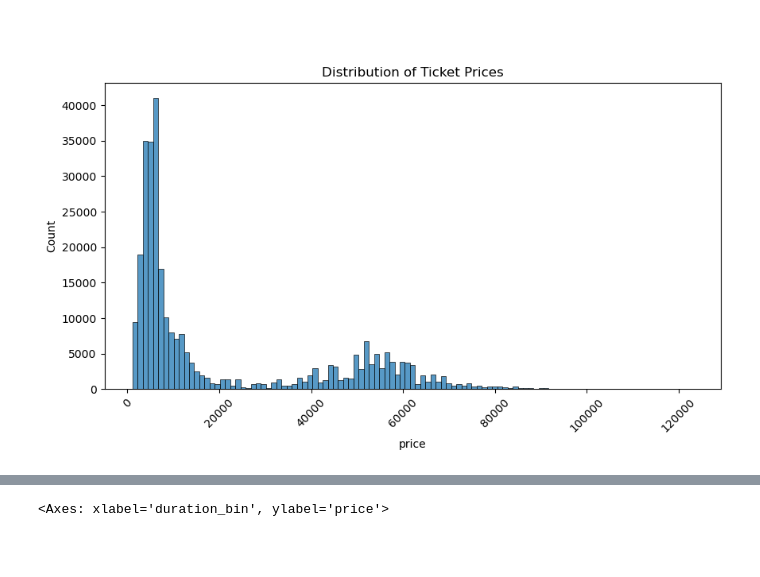
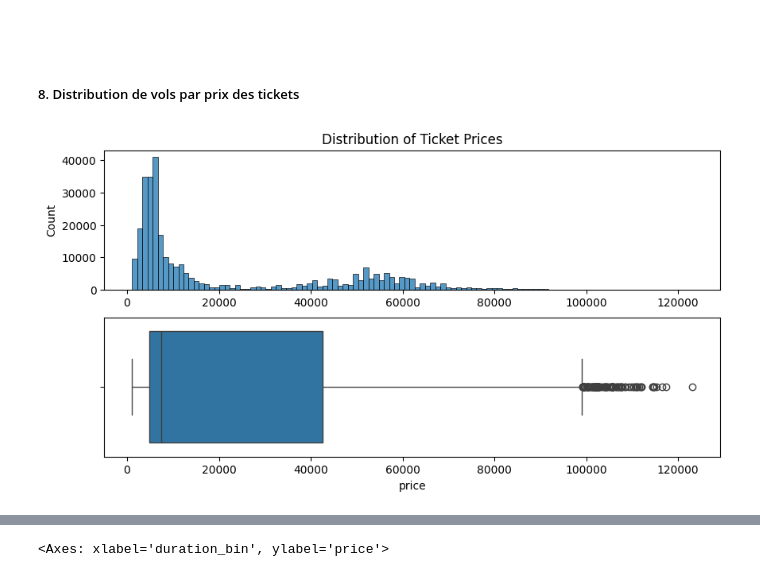
Before and after one commit to ussef37/WEEK_14_Flight_Price_ML, a Jupyter notebook: Machine_Learning_Prediction_Prix_billet_avion.ipynb, the cells around one changed output, grey strips where cells are left out. Drawn from its saved outputs; the diff is of its cells as text; code cells hidden in the pictures; blank space fills up the shorter version.

```diff
--- a/Machine_Learning_Prediction_Prix_billet_avion.ipynb
+++ b/Machine_Learning_Prediction_Prix_billet_avion.ipynb
@@ -41,13 +51,5 @@ memory usage: 27.5+ MB
 | class            | Catégorielle nominale                     |
 | departure_time   | Ordinale                                  |
 | arrival_time     | Ordinale                                  |
-# %%
-df['airline'] = df['airline'].astype('category')
-df['source_city'] = df['source_city'].astype('category')
-df['departure_time'] = df['departure_time'].astype('category')
-df['stops'] = df['stops'].astype('category')
-df['arrival_time'] = df['arrival_time'].astype('category')
-df['destination_city'] = df['destination_city'].astype('category')
-df['class'] = df['class'].astype('category')
 # %%
 df = df.drop(columns= 'Unnamed: 0')
@@ -185,11 +161,15 @@ plt.show()
 # %% [markdown]
 #####
+# %% [markdown]
+##### 8. Distribution de vols par prix des tickets #####
 # %%
-#commentaire
 plt.figure(figsize=(10,5))
+plt.subplot(211)
 sns.histplot(data=df,x='price')
-plt.xticks(rotation=45)
 plt.title("Distribution of Ticket Prices")
+plt.xlabel("")
+plt.subplot(212)
+sns.boxplot(data=df,x='price')
 plt.show()
 # %% [output]
-[figure, old version]
+[figure, new version]
```
Also changed, not shown: parts of 40 cells of this notebook.
